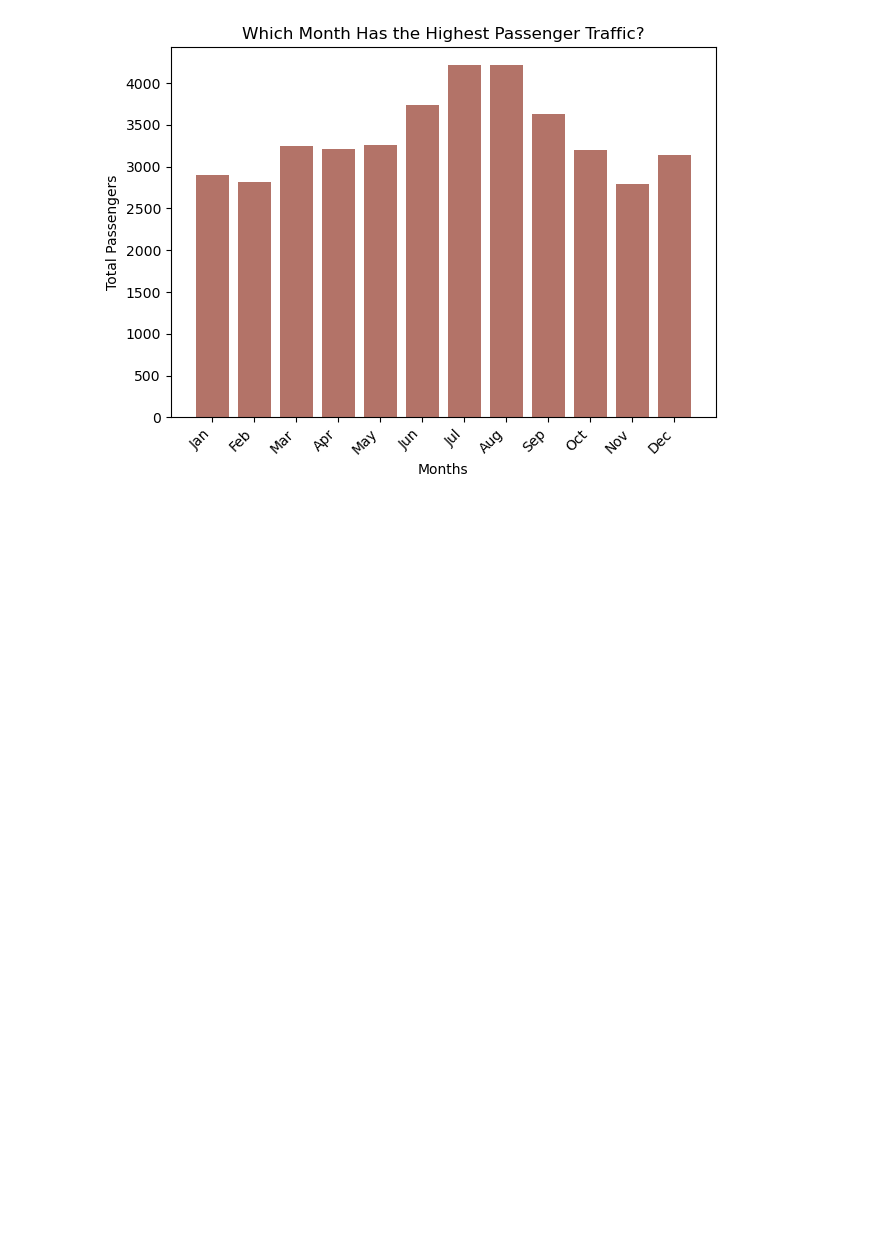
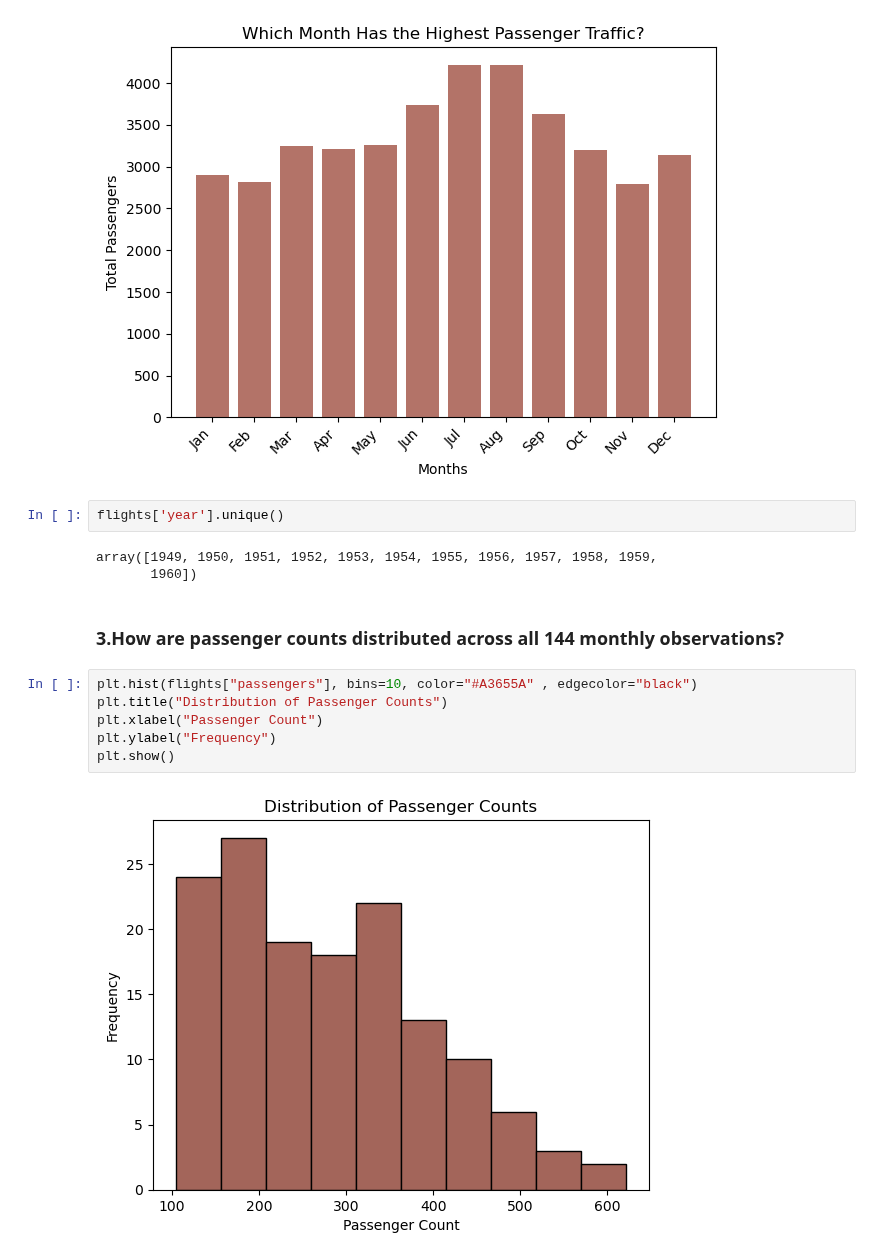
Before and after one commit to sayali-devkar/data_analysis_learning, a Jupyter notebook: projects/04_Flights_EDA.ipynb, the cells around one changed output. Drawn from its saved outputs; the diff is of its cells as text; blank space fills up the shorter version.

Commit message:
Added flight data analysis with histogram and busiest month insights

```diff
--- a/projects/04_Flights_EDA.ipynb
+++ b/projects/04_Flights_EDA.ipynb
@@ -93,3 +93,18 @@ plt.tight_layout()
 plt.show()
 # %% [output]
 [figure]
+# %%
+flights['year'].unique()
+# %% [output]
+array([1949, 1950, 1951, 1952, 1953, 1954, 1955, 1956, 1957, 1958, 1959,
+       1960])
+# %% [markdown]
+### **3.How are passenger counts distributed across all 144 monthly observations?**
+# %%
+plt.hist(flights["passengers"], bins=10, color="#A3655A" , edgecolor="black")
+plt.title("Distribution of Passenger Counts")
+plt.xlabel("Passenger Count")
+plt.ylabel("Frequency")
+plt.show()
+# %% [output]
+[figure, added]
```
Also changed, not shown: parts of 4 cells of this notebook.
